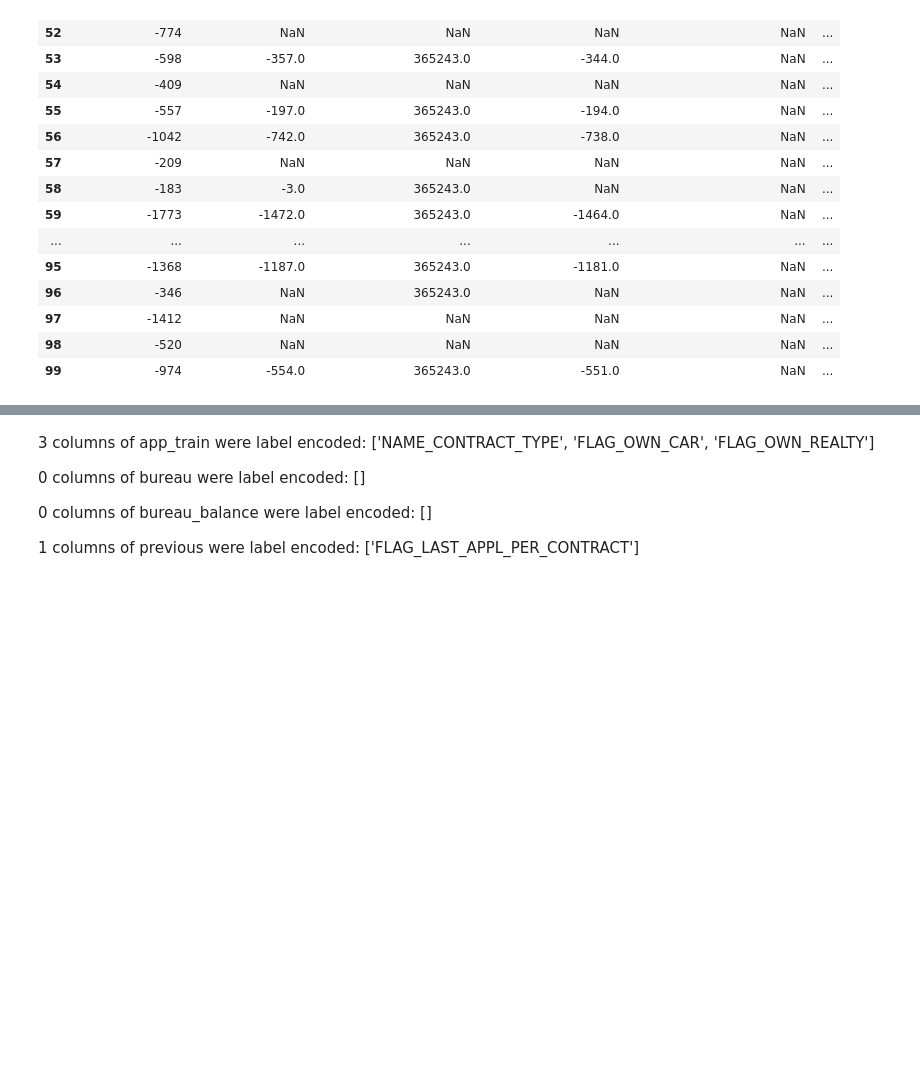
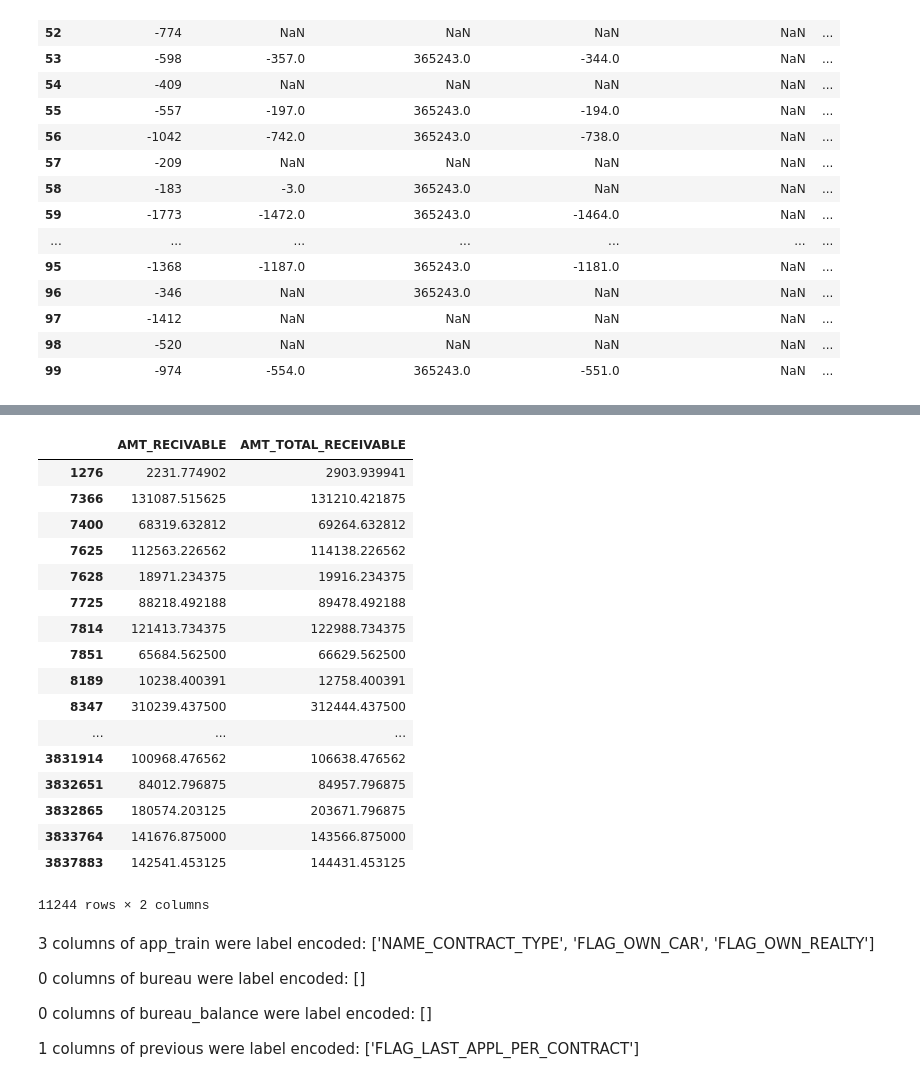
Before and after one commit to yiqiyu/homecredit, a Jupyter notebook: manual_feature_engineering.ipynb, the cells around one changed output, grey strips where cells are left out. Saved outputs shown, nothing was run; the diff lists cells and outputs as text; code cells hidden in the pictures; blank space fills up the shorter version.

```diff
--- a/manual_feature_engineering.ipynb
+++ b/manual_feature_engineering.ipynb
@@ -409,3 +419,24 @@ cc[["CNT_DRAWINGS_ATM_CURRENT", "CNT_DRAWINGS_CURRENT", "CNT_DRAWINGS_OTHER_CURR
+# %%
+cc[cc["AMT_RECIVABLE"]-cc["AMT_TOTAL_RECEIVABLE"]!=0][["AMT_RECIVABLE", "AMT_TOTAL_RECEIVABLE"]]
+# %% [output]
+|  | AMT_RECIVABLE | AMT_TOTAL_RECEIVABLE |
+| 1276 | 2231.774902 | 2903.939941 |
+| 7366 | 131087.515625 | 131210.421875 |
+| 7400 | 68319.632812 | 69264.632812 |
+| 7625 | 112563.226562 | 114138.226562 |
+| 7628 | 18971.234375 | 19916.234375 |
+| 7725 | 88218.492188 | 89478.492188 |
+| 7814 | 121413.734375 | 122988.734375 |
+| 7851 | 65684.562500 | 66629.562500 |
+| 8189 | 10238.400391 | 12758.400391 |
+| 8347 | 310239.437500 | 312444.437500 |
+| ... | ... | ... |
+| 3831914 | 100968.476562 | 106638.476562 |
+| 3832651 | 84012.796875 | 84957.796875 |
+| 3832865 | 180574.203125 | 203671.796875 |
+| 3833764 | 141676.875000 | 143566.875000 |
+| 3837883 | 142541.453125 | 144431.453125 |
+11244 rows × 2 columns
 # %% [markdown]
 3 columns of app_train were label encoded: ['NAME_CONTRACT_TYPE', 'FLAG_OWN_CAR', 'FLAG_OWN_REALTY']
 
```
Also changed, not shown: parts of 4 cells of this notebook.
